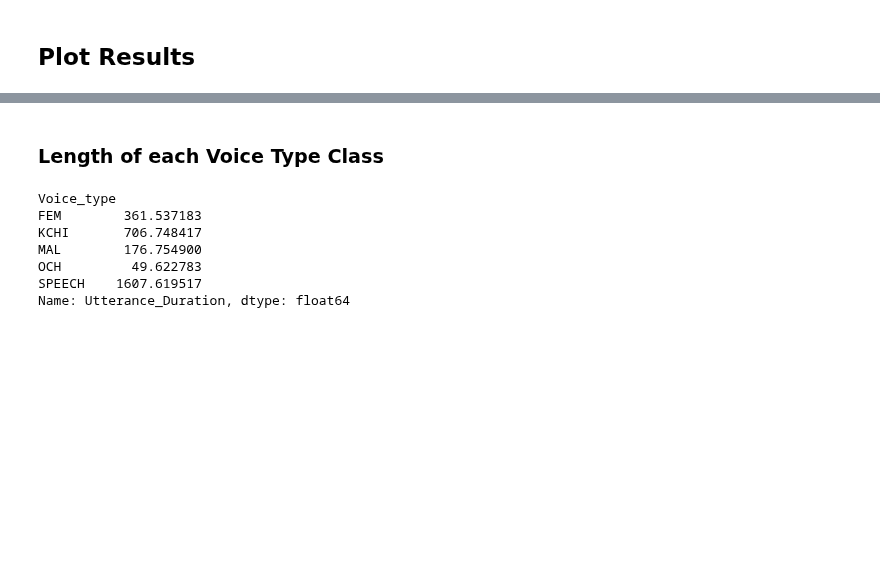
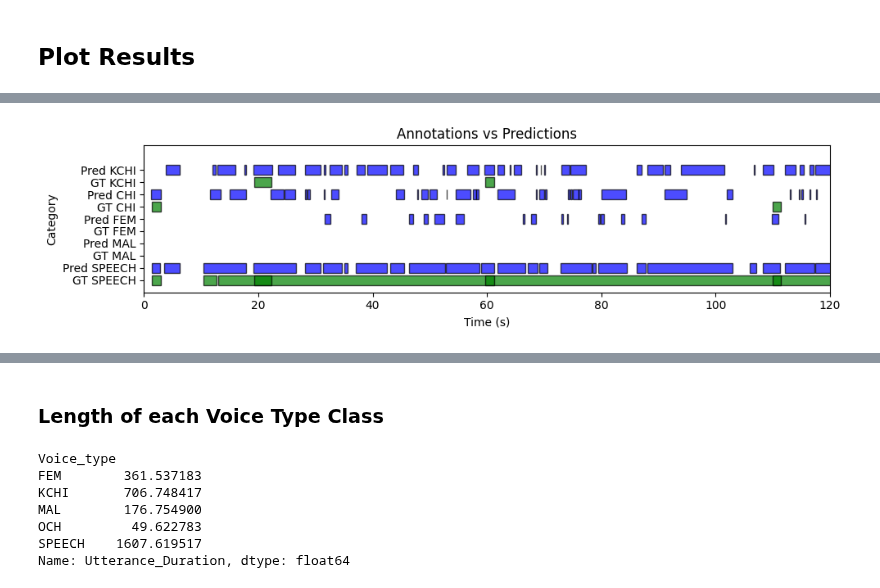
Before and after one commit to neleSuffo/naturalistic-social-analysis, a Jupyter notebook: notebooks/vtc_evaluation.ipynb, the cells around one changed output, grey strips where cells are left out. Cells and saved outputs as stored; diff of their text form; code cells hidden in the pictures; blank space fills up the shorter version.

```diff
--- a/notebooks/vtc_evaluation.ipynb
+++ b/notebooks/vtc_evaluation.ipynb
@@ -385,0 +407,4 @@ plot_annotations_vs_predictions('284099', "/home/nele_pauline_suffo/outputs/vtc_
+# %%
+plot_annotations_vs_predictions('336244', "og", [0, 120])
+# %% [output]
+[figure, added]
```
Also changed, not shown: parts of 15 cells of this notebook.
